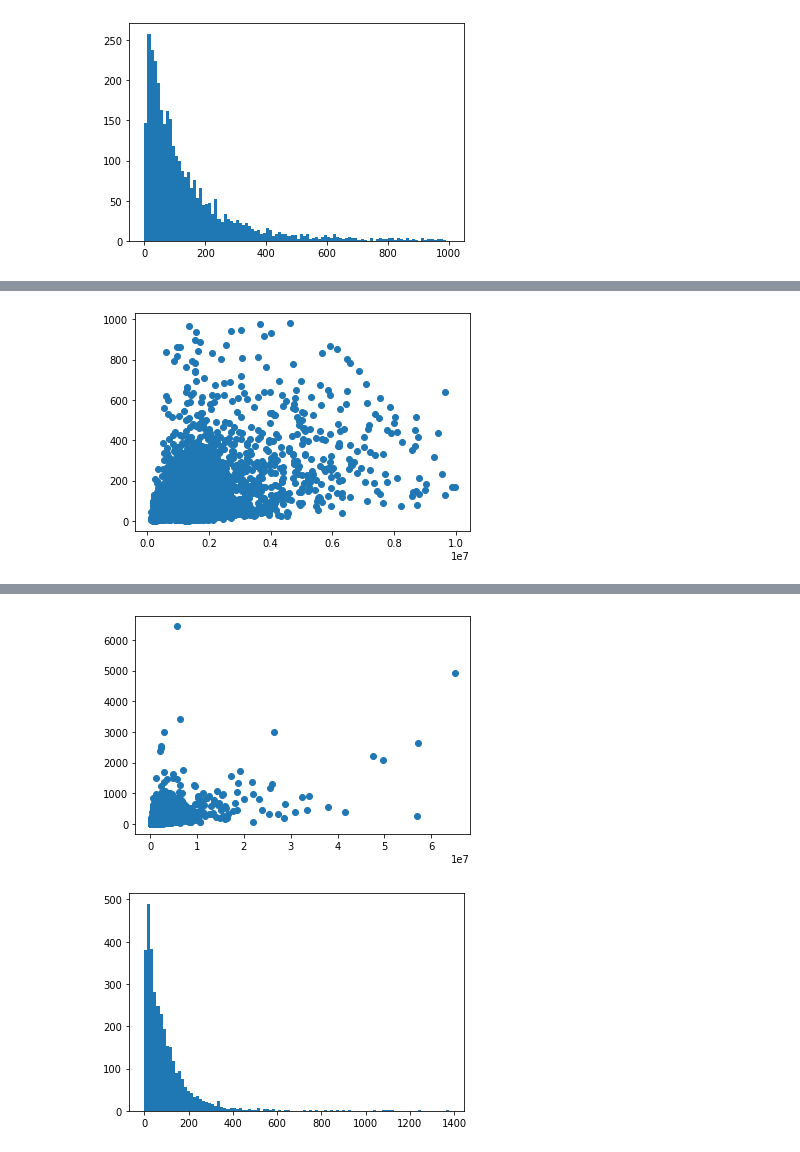
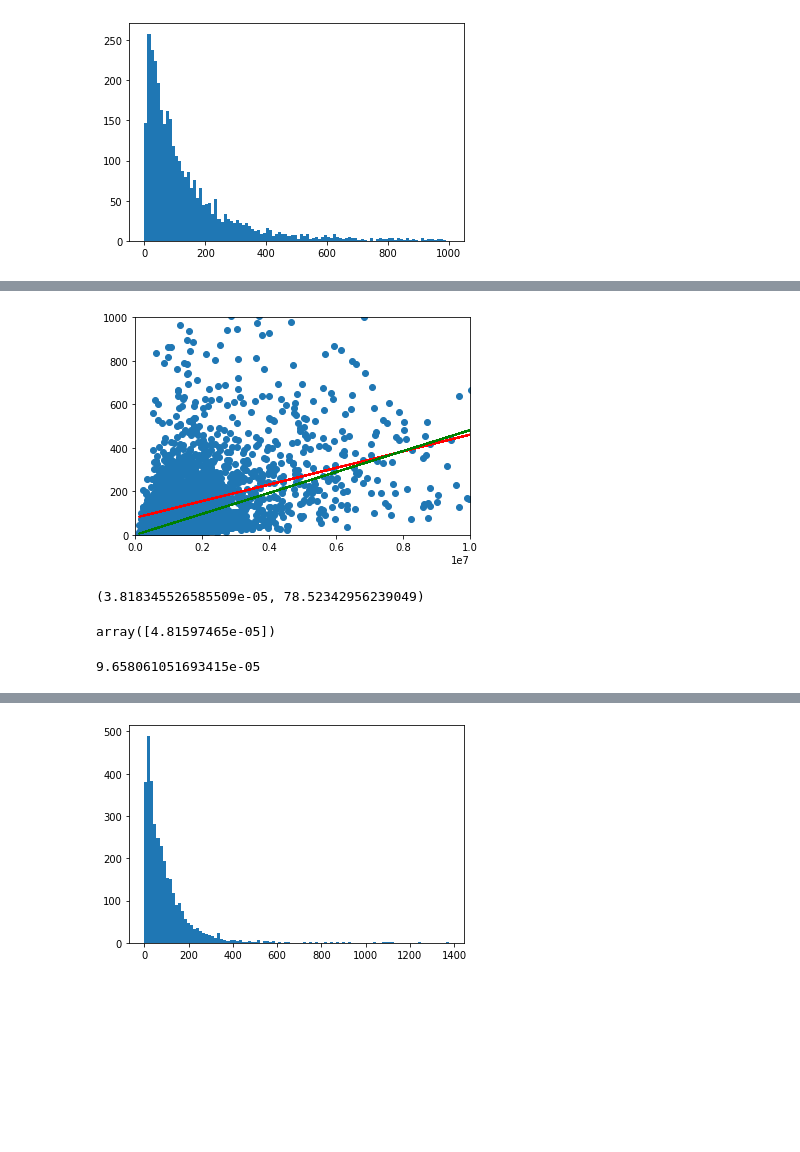
Before and after one commit to VictorTaillieu/TED-talks-analysis, a Jupyter notebook: notebooks/preprocessing.ipynb, the cells around one changed output, grey strips where cells are left out. Drawn from its saved outputs; the diff is of its cells as text; code cells hidden in the pictures; blank space fills up the shorter version.

Commit message:
Evaluate column types and linear regression for comments

```diff
--- a/notebooks/preprocessing.ipynb
+++ b/notebooks/preprocessing.ipynb
@@ -264,3 +265,12 @@ ted_talks[ted_talks.comments == 0]
 |  | talk_id | title | speaker_1 | all_speakers | occupations | about_speakers | views | recorded_date | ... |
 | 3905 | 57920 | The power of the Afro pick | Jon Gray | {0: 'Jon Gray'} | {0: ['food enthusiast', 'dishwash... | {0: 'Culinary evangelist Jon Gray... | 208222 | 2020-02-04 | ... |
 | 3926 | 58706 | How surfboards connect us to nature | Yves Béhar | {0: 'Yves Béhar'} | {0: ['designer']} | {0: 'Yves Béhar is a designer, en... | 181783 | 2020-02-11 | ... |
+# %%
+x = ted_talks.dropna(subset="comments").views
+y = ted_talks.dropna(subset="comments").comments
+
+a, b = np.polyfit(x, y, 1)
+
+plt.scatter(x, y)
+plt.plot(x, a * x + b, color="red")
+plt.show()
@@ -267,4 +279,10 @@ ted_talks[ted_talks.comments == 0]
 # %%
-plt.scatter(ted_talks.views[(ted_talks.views < 1e7) & (ted_talks.comments < 1e3)], ted_talks.comments[(ted_talks.views < 1e7)  & (ted_talks.comments < 1e3)])
+a2, _, _, _ = np.linalg.lstsq(x.to_numpy()[:,np.newaxis], y)
+
+plt.scatter(x, y)
+plt.plot(x, a * x + b, color="red")
+plt.plot(x, a2 * x, color="green")
+plt.xlim(0, 1e7)
+plt.ylim(0, 1e3)
 plt.show()
 # %% [output]
@@ -271,4 +291,16 @@ plt.show()
-[figure, old version]
+[figure, new version]
+# %%
+a, b
+# %% [output]
+(3.818345526585509e-05, 78.52342956239049)
+# %%
+a2
+# %% [output]
+array([4.81597465e-05])
+# %%
+(y / x).mean()
+# %% [output]
+9.658061051693415e-05
 # %%
 ted_talks[ted_talks.comments.isnull()]
 # %% [output]
@@ -285,11 +317,6 @@ ted_talks[ted_talks.comments.isnull()]
 | 4010 | 62784 | The electrifying speeches of Sojo... | Daina Ramey Berry | {0: 'Daina Ramey Berry'} | NaN | NaN | 56582 | 2020-04-28 | ... |
 | 4011 | 62794 | The most important anus in the ocean | Cella Wright | {0: 'Cella Wright'} | NaN | NaN | 0 | 2020-04-30 | ... |
 661 rows × 17 columns
-# %%
-plt.scatter(ted_talks.views, ted_talks.comments)
-plt.show()
-# %% [output]
-[figure, old version]
 # %%
 plt.hist(ted_talks.comments / ted_talks.views * 1e6, bins=100)
 plt.show()
```
Also changed, not shown: parts of 10 cells of this notebook.
